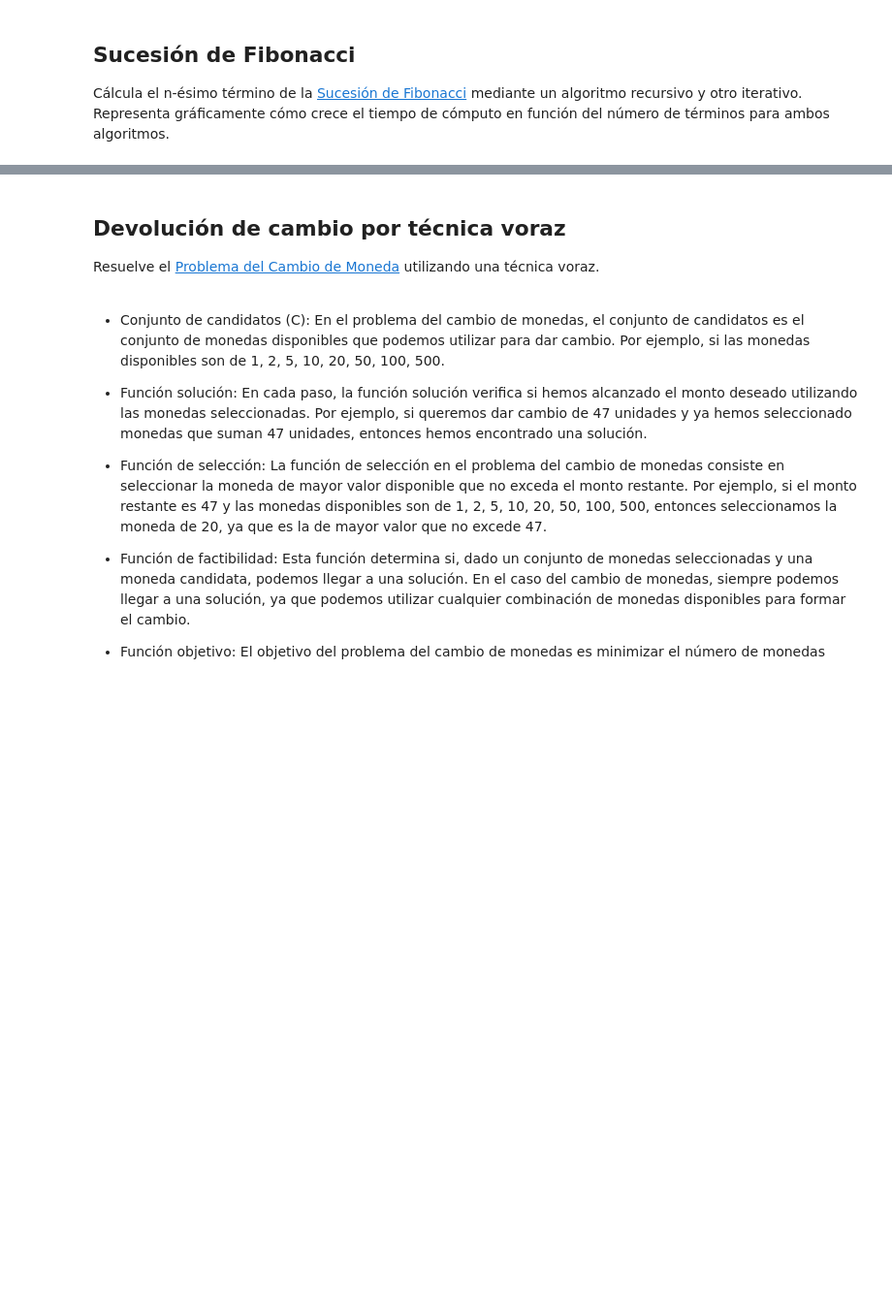
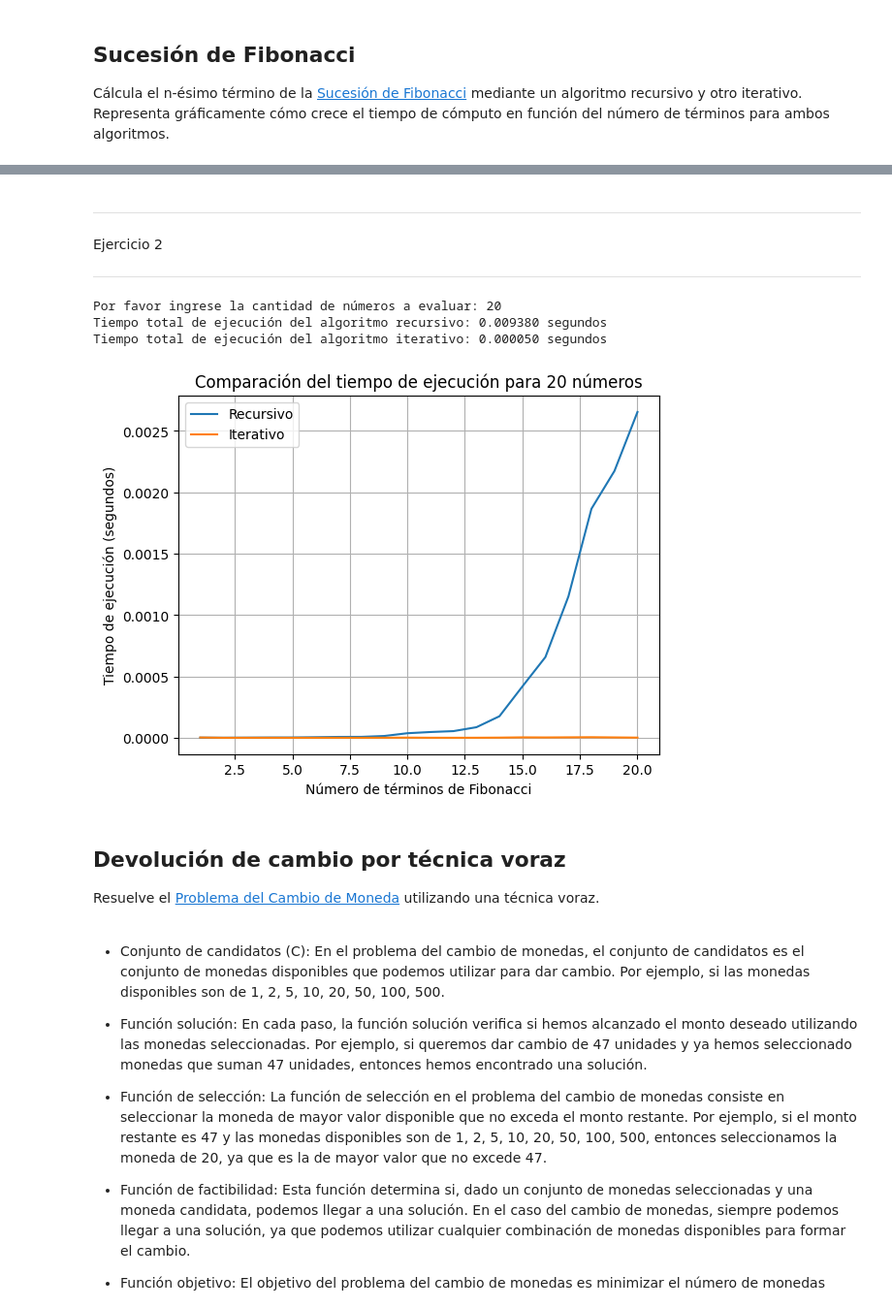
Before and after one commit to jagvgithub/Algortimos_optimizacion_VIU, a Jupyter notebook: Algoritmos_R1.ipynb, the cells around one changed output, grey strips where cells are left out. Shown at 97% size. Cells and saved outputs as stored; diff of their text form; code cells hidden in the pictures; blank space fills up the shorter version.

```diff
--- a/Algoritmos_R1.ipynb
+++ b/Algoritmos_R1.ipynb
@@ -156,3 +190,15 @@ Tiempo total de ejecución del algoritmo iterativo: 0.000110 segundos
+# %% [markdown]
+---
+Ejercicio 2
+
+---
+# %%
+comparar_tiempo_fibonacci()
+# %% [output]
+Por favor ingrese la cantidad de números a evaluar: 20
+Tiempo total de ejecución del algoritmo recursivo: 0.009380 segundos
+Tiempo total de ejecución del algoritmo iterativo: 0.000050 segundos
+[figure, added]
 # %% [markdown]
 ## Devolución de cambio por técnica voraz
 
```
Also changed, not shown: parts of 19 cells of this notebook.
